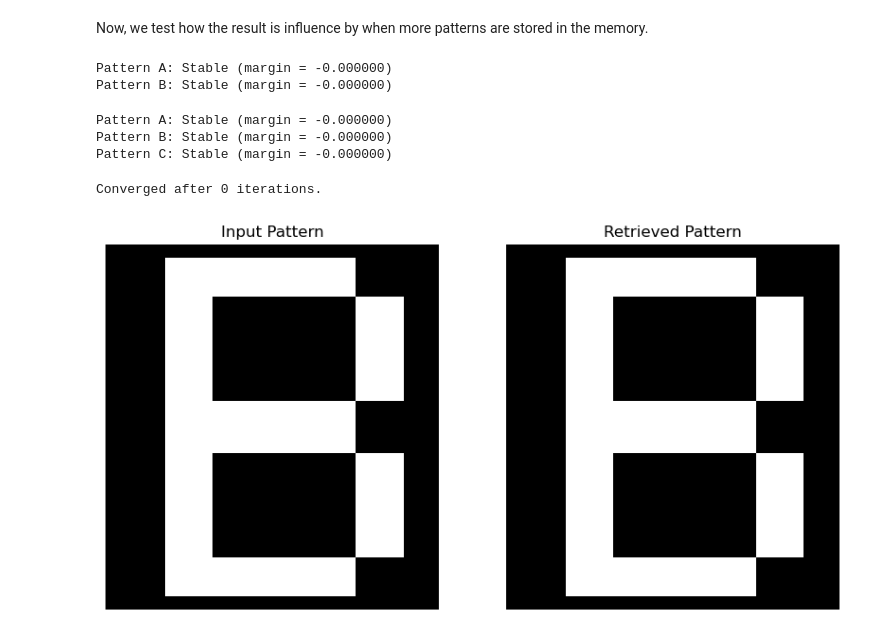
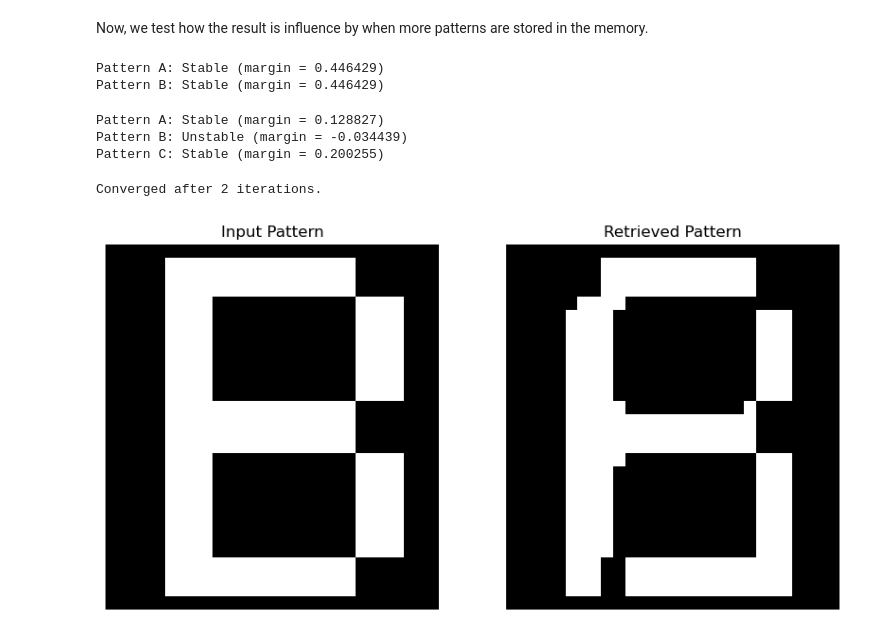
Before and after one commit to LLapsus/hopmemo, a Jupyter notebook: hopfield_demo.ipynb, the cells around one changed output. Drawn from its saved outputs; the diff is of its cells as text; code cells hidden in the pictures.

```diff
--- a/hopfield_demo.ipynb
+++ b/hopfield_demo.ipynb
@@ -8,7 +9,7 @@ import seaborn as sns
 from alnum_dataset import generate_alnum_dataset
 from hopfield import *
 # %%
-LEARNING_METHOD = 'damped'  # Options: 'hebbian', 'centered', 'damped'
+LEARNING_METHOD = 'hebbian'  # Options: 'hebbian', 'centered', 'damped'
 LAM = 0.1                  # Damping factor for damped pseudoinverse training
 # %%
 # Load dataset
@@ -165,8 +186,8 @@ for label, margin in stability.items():
     status = "Stable" if margin >= 0 else "Unstable"
     print(f"Pattern {label}: {status} (margin = {margin:.6f})")
 # %% [output]
-Pattern A: Stable (margin = -0.000000)
-Pattern B: Stable (margin = -0.000000)
+Pattern A: Stable (margin = 0.446429)
+Pattern B: Stable (margin = 0.446429)
 # %%
 hopfield_net.memorize(Patterns[2:3], labels=y[2:3])
 
@@ -176,23 +197,23 @@ for label, margin in stability.items():
     status = "Stable" if margin >= 0 else "Unstable"
     print(f"Pattern {label}: {status} (margin = {margin:.6f})")
 # %% [output]
-Pattern A: Stable (margin = -0.000000)
-Pattern B: Stable (margin = -0.000000)
-Pattern C: Stable (margin = -0.000000)
+Pattern A: Stable (margin = 0.128827)
+Pattern B: Unstable (margin = -0.034439)
+Pattern C: Stable (margin = 0.200255)
 # %%
 inp = hopfield_net.memories[1].copy()
-out = hopfield_net.retrieve(inp, max_iterations=1000)
+out, history = hopfield_net.retrieve(inp, max_iterations=1000, history=True)
 
 fig, axs = plt.subplots(1, 2, figsize=(10, 5))
 sns.heatmap(inp.reshape(28,28), cmap='gray', cbar=False, ax=axs[0])
 sns.heatmap(out.reshape(28,28), cmap='gray', cbar=False, ax=axs[1])
 axs[0].set_title("Input Pattern")
 axs[1].set_title("Retrieved Pattern")
 
 for i in range(2):
     axs[i].set_xticks([])
     axs[i].set_yticks([])
 plt.show()
 # %% [output]
-Converged after 0 iterations.
+Converged after 2 iterations.
-[figure, old version]
+[figure, new version]
```
Also changed, not shown: parts of 8 cells of this notebook, 1 other file.
